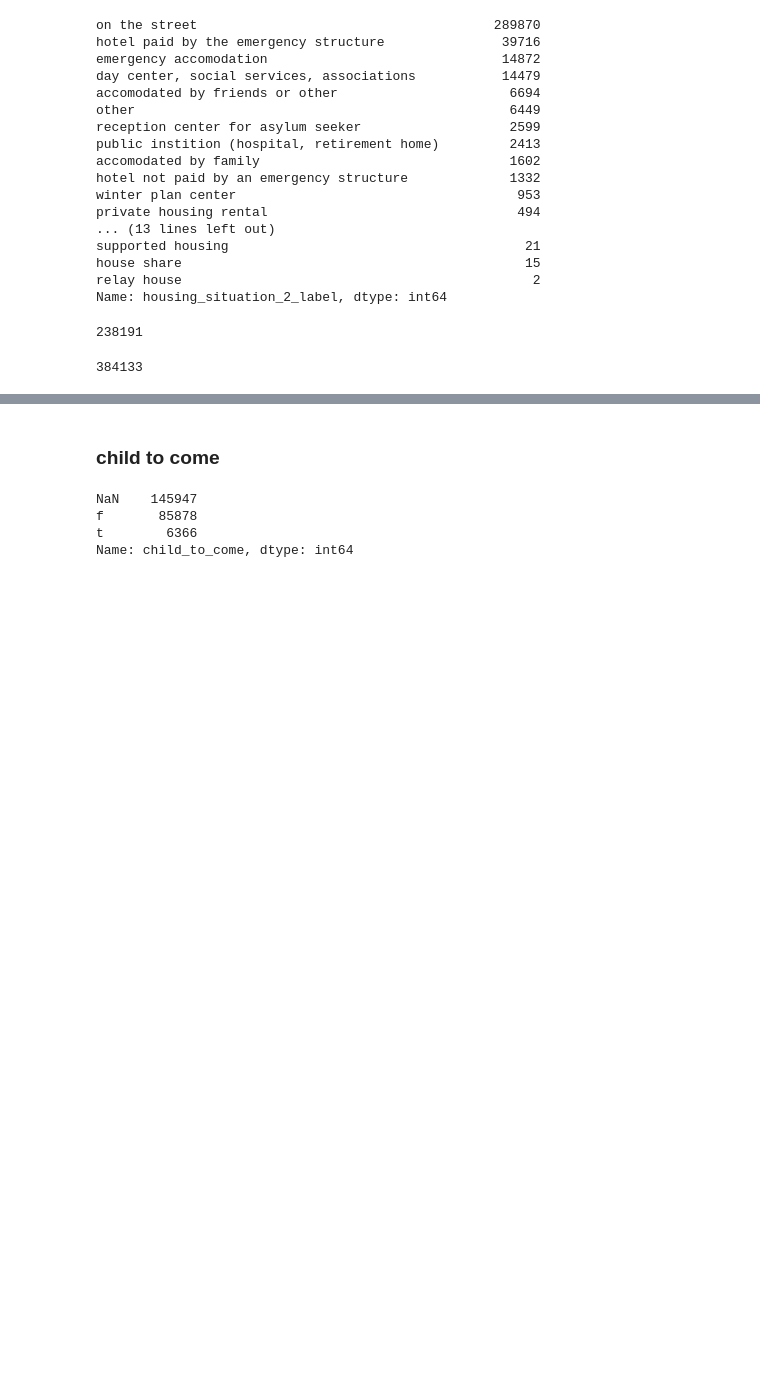
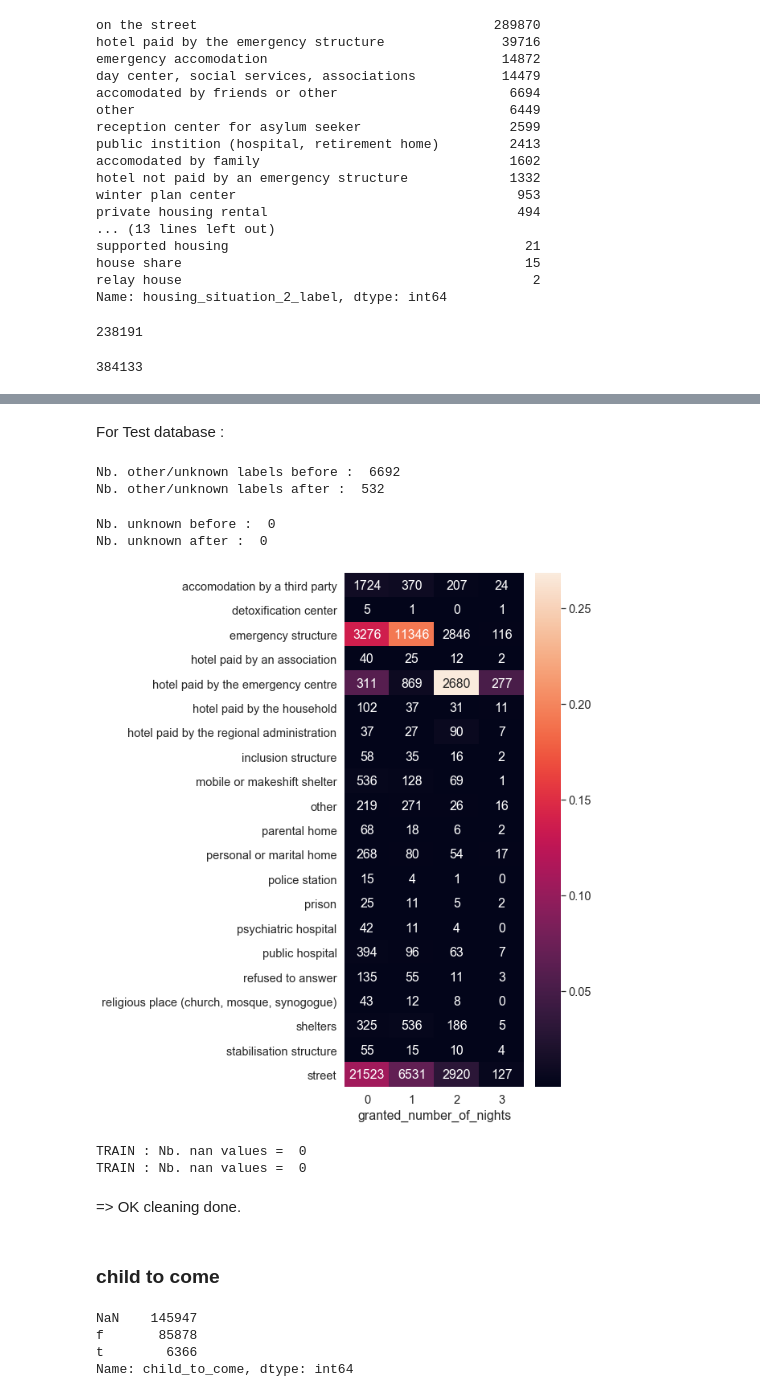
Before and after one commit to jeugregg/data-science-test, a Jupyter notebook: 01_Exploration_Data.ipynb, the cells around one changed output, grey strips where cells are left out. Drawn from its saved outputs; the diff is of its cells as text; code cells hidden in the pictures; blank space fills up the shorter version.

```diff
--- a/01_Exploration_Data.ipynb
+++ b/01_Exploration_Data.ipynb
@@ -553,0 +777,2 @@ individuals_train[individuals_train["individual_id"] == \
+# %%
+requests_test = df_test.copy()
@@ -554,3 +972,54 @@ individuals_train[individuals_train["individual_id"] == \
+# %% [markdown]
+For Test database :
+# %%
+df_test = requests_test.copy()
+
+bol_other = df_test["housing_situation_label"] == 'other'
+bol_unknown = df_test["housing_situation_label"] == 'unknown'
+
+print("Nb. other/unknown labels before : ",
+      df_test[bol_other | bol_unknown].shape[0])
+# apply conversion label from other unknow with dict
+df_test.loc[bol_other | bol_unknown,
+        "housing_situation_label"] = \
+    df_test[bol_other | bol_unknown] \
+        ["housing_situation_2_label"].apply(fun_conv_hs)
+# check
+bol_other = df_test["housing_situation_label"] == 'other'
+bol_unknown = df_test["housing_situation_label"] == 'unknown'
+print("Nb. other/unknown labels after : ",
+      df_test[bol_other | bol_unknown].shape[0])
+# %% [output]
+Nb. other/unknown labels before :  6692
+Nb. other/unknown labels after :  532
+# %%
+requests_test = df_test.copy()
+# %%
+bol_unknown = requests_test["housing_situation_label"] == 'unknown'
+print("Nb. unknown before : ", requests_test[bol_unknown].shape[0])
+requests_test.loc[bol_unknown, "housing_situation_label"] = "other"
+bol_unknown = requests_test["housing_situation_label"] == 'unknown'
+print("Nb. unknown after : ", requests_test[bol_unknown].shape[0])
+# %% [output]
+Nb. unknown before :  0
+Nb. unknown after :  0
+# %%
+plot_cont(X="housing_situation_label",
+Y="granted_number_of_nights",
+data=requests_test)
+# %% [output]
+[figure, added]
+# %%
+# check in no Nan
+bol_nan = requests_train["housing_situation_label"].isna()
+print("TRAIN : Nb. nan values = ", requests_train[bol_nan].shape[0])
+bol_nan = requests_test["housing_situation_label"].isna()
+print("TRAIN : Nb. nan values = ", requests_test[bol_nan].shape[0])
+# %% [output]
+TRAIN : Nb. nan values =  0
+TRAIN : Nb. nan values =  0
+# %% [markdown]
+=> OK cleaning done.
 # %% [markdown]
 ### child to come
 # %%
```
Also changed, not shown: parts of 79 cells of this notebook.
